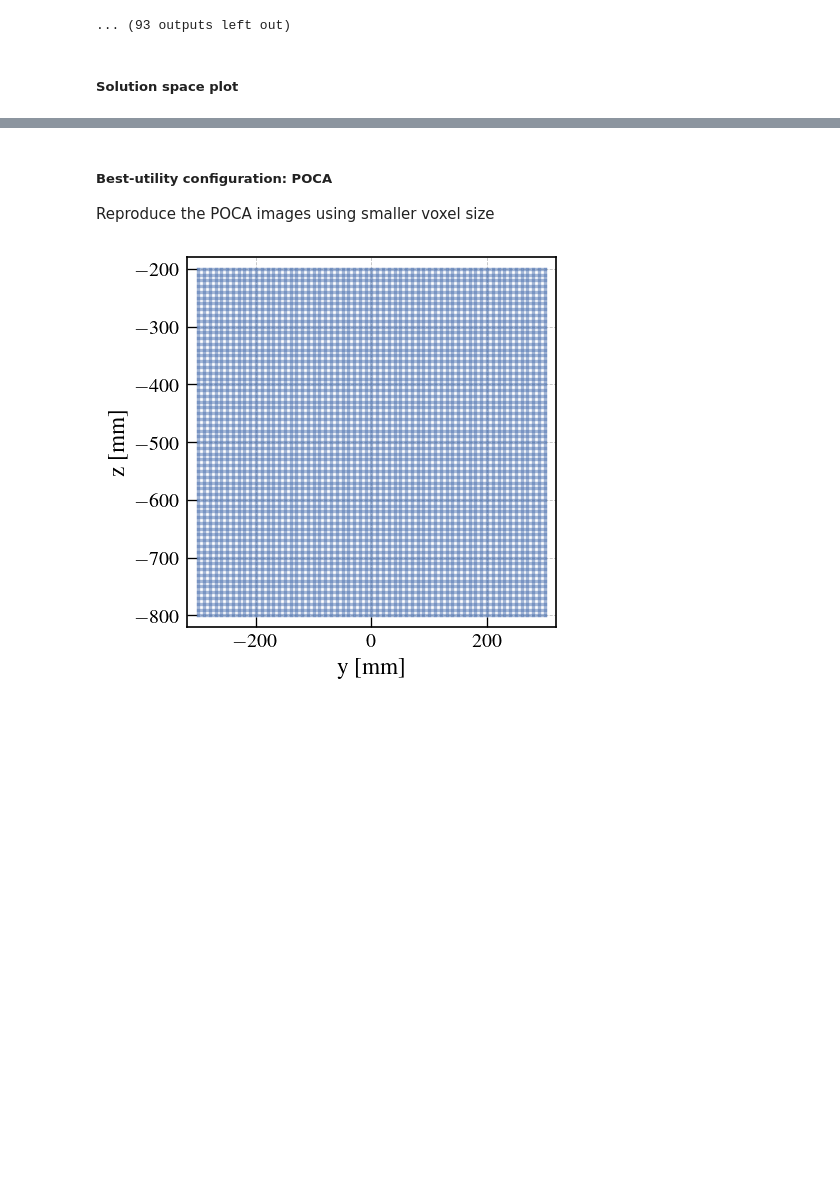
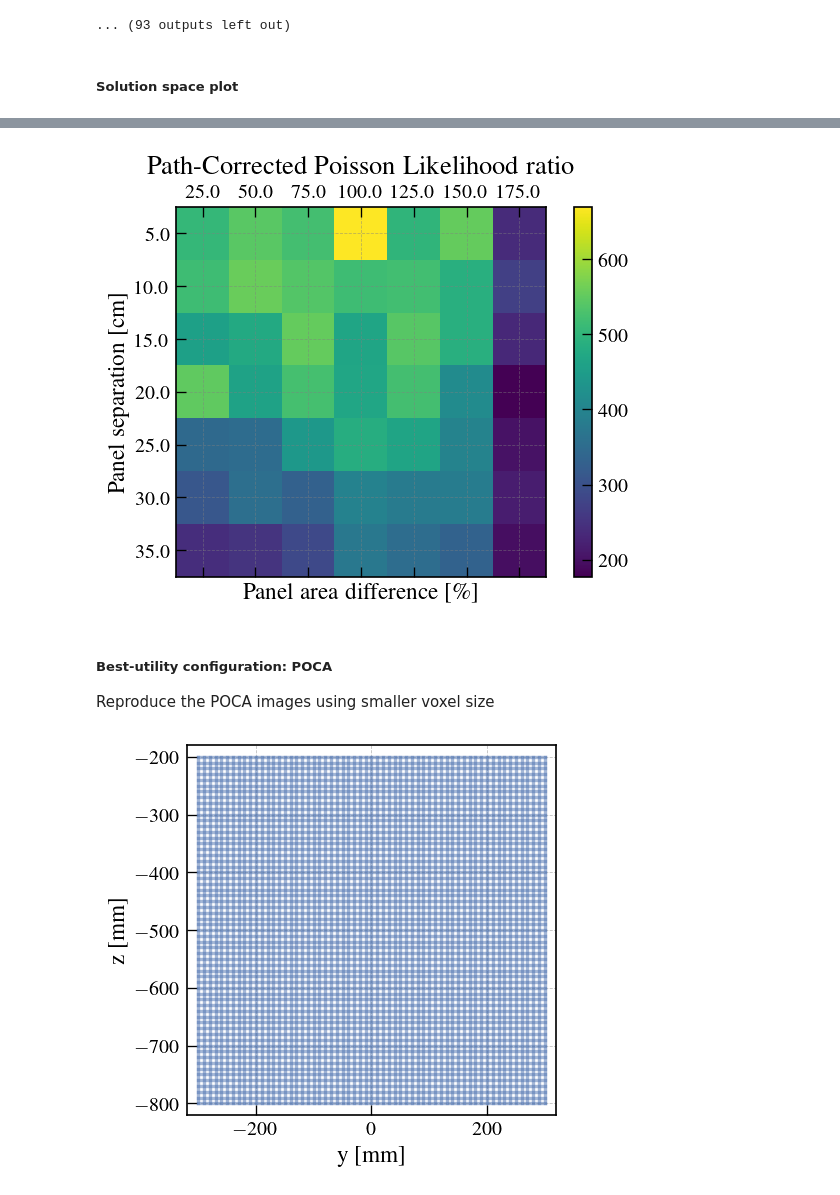
Before and after one commit to MaximeLagrange/muograph, a Jupyter notebook: Analysis.ipynb, the cells around one changed output, grey strips where cells are left out. Cells and saved outputs as stored; diff of their text form; code cells hidden in the pictures; blank space fills up the shorter version.

```diff
--- a/Analysis.ipynb
+++ b/Analysis.ipynb
@@ -2071,3 +2189,36 @@ plt.show()
+# %%
+# Select utility function
+U = U3s
+
+figure = plt.figure()
+axes = figure.add_subplot(111)
+
+# using the matshow() function
+# caxes = axes.matshow(U1s, interpolation ='nearest')
+# figure.colorbar(caxes)
+
+caxes = axes.matshow(U, interpolation ='nearest')
+figure.colorbar(caxes)
+
+# caxes = axes.matshow(U3s, interpolation ='nearest')
+# figure.colorbar(caxes)
+
+# caxes = axes.matshow(U4s, interpolation ='nearest')
+# figure.colorbar(caxes)
+
+axes.xaxis.set_ticks(range(0, p4.size()[0]), p4)
+axes.yaxis.set_ticks(range(0, p3.size()[0]), p3)
+
+axes.set_yticklabels(np.round(np.array(p3)/10, 1))
+axes.set_xticklabels(np.round(np.array(p4*100), 1))
+
+axes.set_xlabel("Panel area difference [$\%$]")
+axes.set_ylabel("Panel separation [cm]")
+
+plt.title("Path-Corrected Poisson Likelihood ratio")
+plt.show()
+# %% [output]
+[figure, added]
 # %% [markdown]
 ##### Best-utility configuration: POCA
 
```
Also changed, not shown: parts of 47 cells of this notebook.
